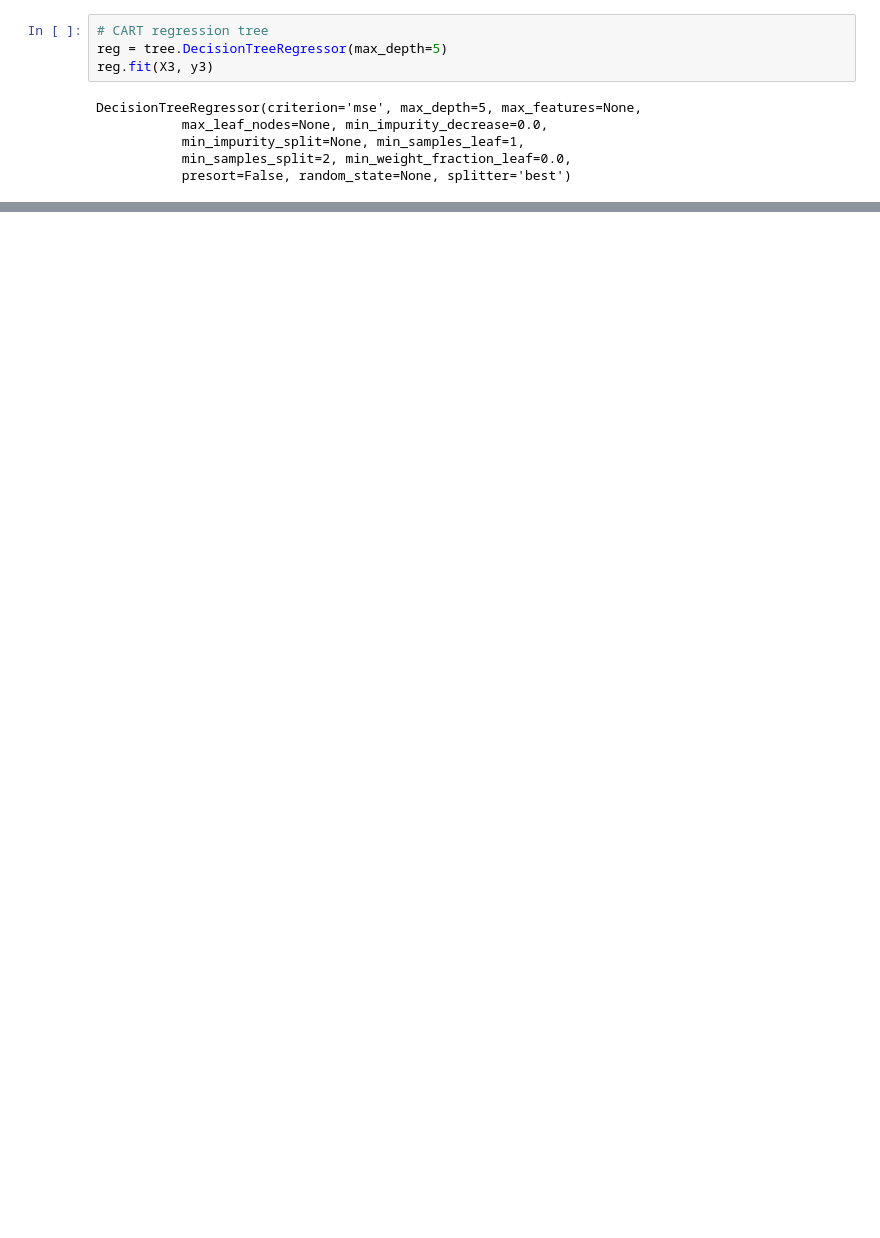
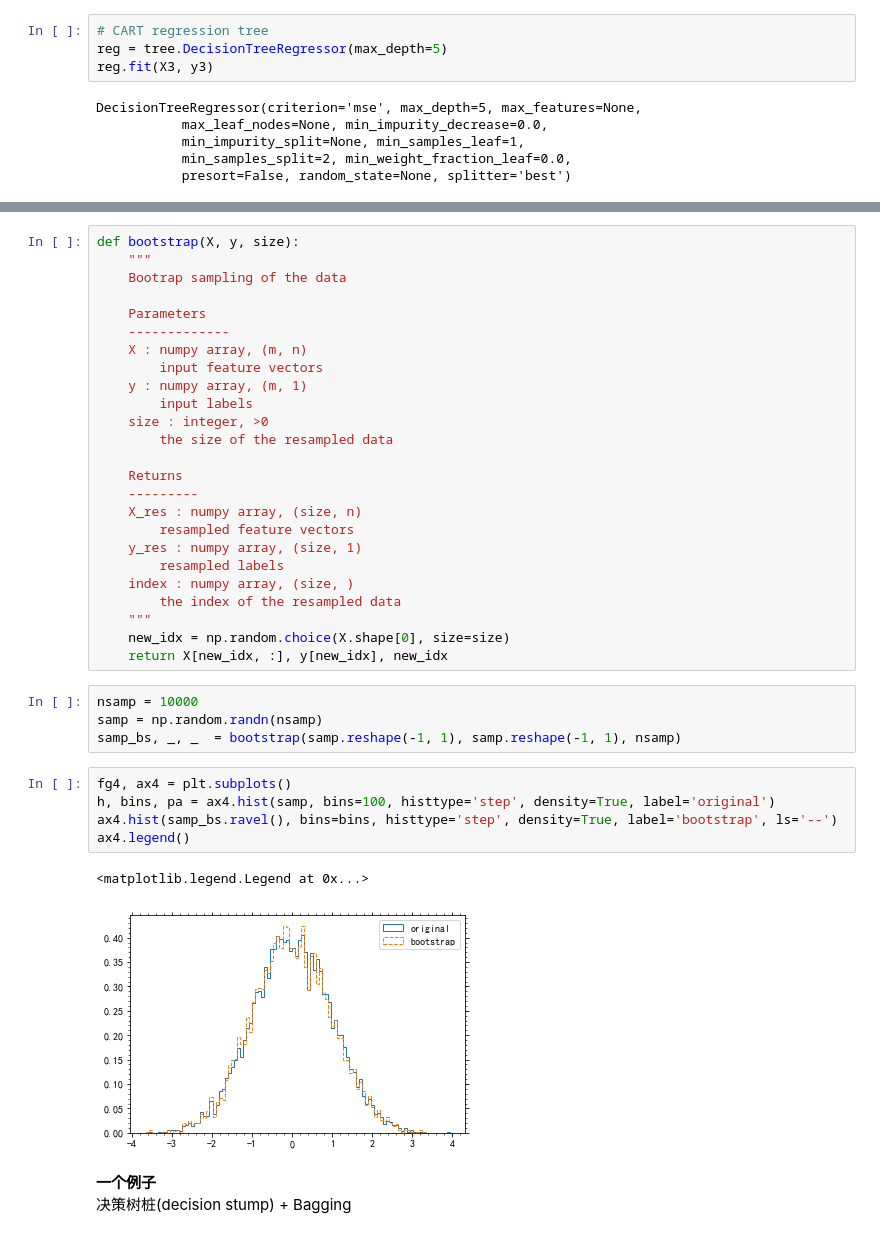
Before and after one commit to szqtc/MyMachineLearningNotes, a Jupyter notebook: 3_Trees.ipynb, the cells around one changed output, grey strips where cells are left out. Saved outputs shown, nothing was run; the diff lists cells and outputs as text; blank space fills up the shorter version.

```diff
--- a/3_Trees.ipynb
+++ b/3_Trees.ipynb
@@ -1100,0 +1188,40 @@ fg5
+# %%
+def bootstrap(X, y, size):
+    """
+    Bootrap sampling of the data
+
+    Parameters
+    -------------
+    X : numpy array, (m, n)
+        input feature vectors
+    y : numpy array, (m, 1)
+        input labels
+    size : integer, >0
+        the size of the resampled data
+
+    Returns
+    ---------
+    X_res : numpy array, (size, n)
+        resampled feature vectors
+    y_res : numpy array, (size, 1)
+        resampled labels
+    index : numpy array, (size, )
+        the index of the resampled data
+    """
+    new_idx = np.random.choice(X.shape[0], size=size)
+    return X[new_idx, :], y[new_idx], new_idx
+# %%
+nsamp = 10000
+samp = np.random.randn(nsamp)
+samp_bs, _, _  = bootstrap(samp.reshape(-1, 1), samp.reshape(-1, 1), nsamp)
+# %%
+fg4, ax4 = plt.subplots()
+h, bins, pa = ax4.hist(samp, bins=100, histtype='step', density=True, label='original')
+ax4.hist(samp_bs.ravel(), bins=bins, histtype='step', density=True, label='bootstrap', ls='--')
+ax4.legend()
+# %% [output]
+<matplotlib.legend.Legend at 0x...>
+[figure, added]
+# %% [markdown]
+**一个例子**
+决策树桩(decision stump) + Bagging
```
Also changed, not shown: parts of 28 cells of this notebook, 4 other files.
